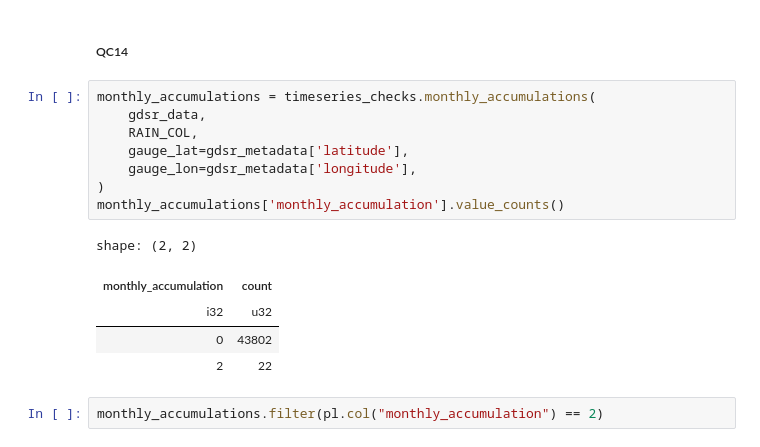
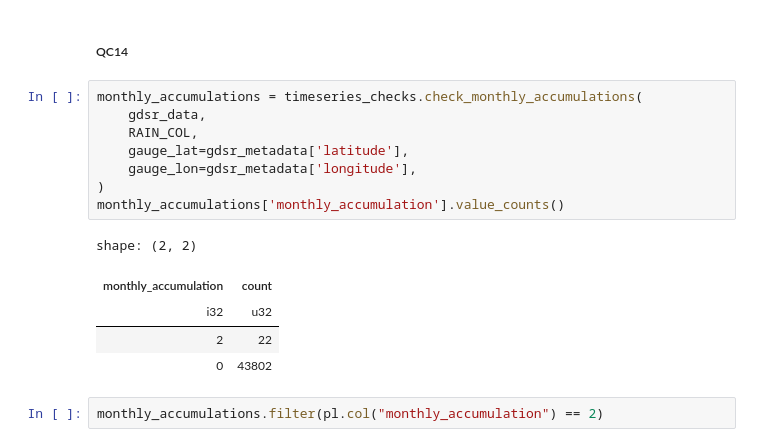
Before and after one commit to Thomasjkeel/RainfallQC-notebooks, a Jupyter notebook: notebooks/demo/rainfallQC_demo.ipynb, the cells around one changed output. Cells and saved outputs as stored; diff of their text form.

```diff
--- a/notebooks/demo/rainfallQC_demo.ipynb
+++ b/notebooks/demo/rainfallQC_demo.ipynb
@@ -387,19 +387,19 @@ n_hour_accumulations.filter((pl.col('time') > pl.date(2006, 5, 12)) & (pl.col('t
 # %% [markdown]
 ##### QC14
 # %%
-monthly_accumulations = timeseries_checks.monthly_accumulations(
+monthly_accumulations = timeseries_checks.check_monthly_accumulations(
     gdsr_data,
     RAIN_COL,
     gauge_lat=gdsr_metadata['latitude'],
     gauge_lon=gdsr_metadata['longitude'],
 )
 monthly_accumulations['monthly_accumulation'].value_counts()
 # %% [output]
 shape: (2, 2)
 | monthly_accumulation | count |
 | i32 | u32 |
+| 2 | 22 |
 | 0 | 43802 |
-| 2 | 22 |
 # %%
 monthly_accumulations.filter(pl.col("monthly_accumulation") == 2)
 # %% [output]
```
Also changed, not shown: parts of 23 cells of this notebook, 1 other file.
